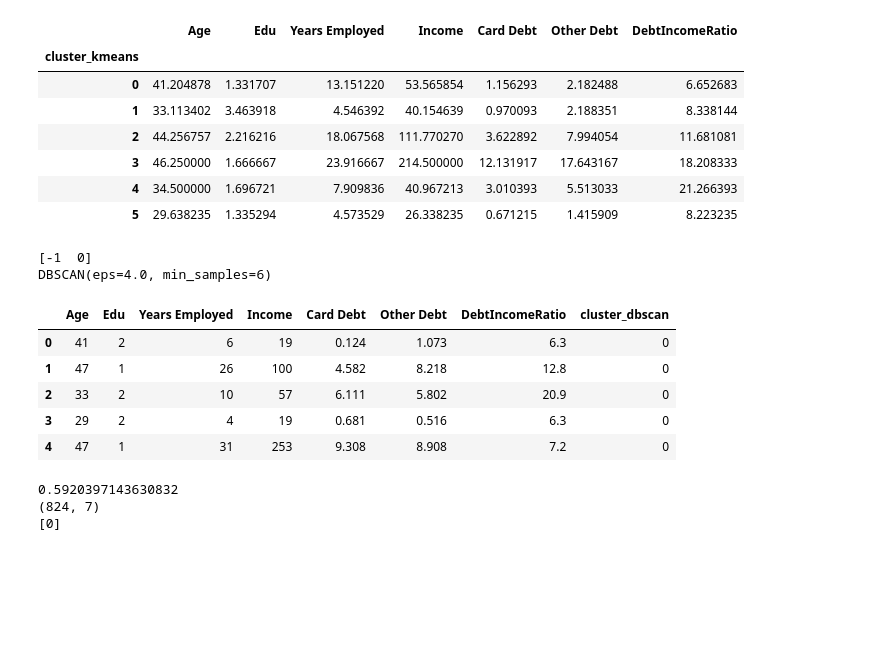
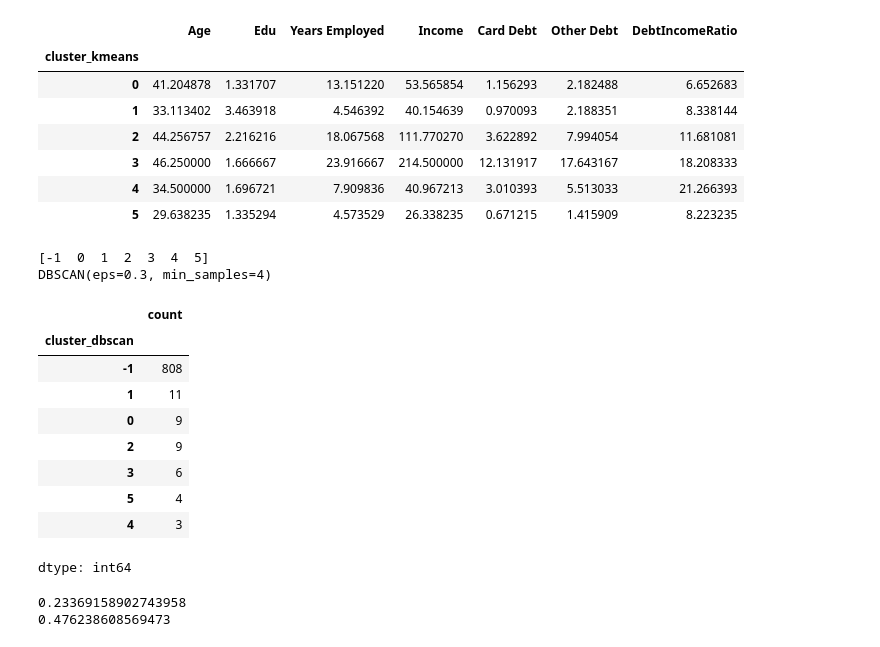
Before and after one commit to 1500-Shubham/Stockholm_University, a Jupyter notebook: DS/Lab2/HW2/HW2.ipynb, the cells around one changed output. Saved outputs shown, nothing was run; the diff lists cells and outputs as text; code cells hidden in the pictures; blank space fills up the shorter version.

```diff
--- a/DS/Lab2/HW2/HW2.ipynb
+++ b/DS/Lab2/HW2/HW2.ipynb
@@ -155,7 +158,7 @@ def identify_elbow_k() -> int:
     -----
     The tests will assert the number you return for this dataset.
     """
-    return 6
+    return 2
     # TODO: implement heuristic and return k for this dataset
     raise NotImplementedError("Implement identify_elbow_k()")
 # %%
@@ -238,7 +241,7 @@ def _count_clusters(labels: np.ndarray) -> int:
 
 def dbscan_cluster_to_target_k(
     X: np.ndarray,
-    target_k: int = 1,
+    target_k : int=1,
 ) -> Tuple[np.ndarray, DBSCAN]:
     """
     Try a small grid of (eps, min_samples) values until you reach exactly target_k clusters
@@ -256,53 +259,63 @@ def dbscan_cluster_to_target_k(
     min_samples_values = [2, 3, 4, 5, 6]
     l = None
     d = None
+    found = False
     for e in eps_values:
         for minimum_samples in min_samples_values:
             dbscan = DBSCAN(eps=e, min_samples=minimum_samples)
             labels = dbscan.fit_predict(X_scaled)
-            if(_count_clusters(labels) == target_k):
+            count = _count_clusters(labels)
+            # print(count)
+            if( count == target_k):
                 l = labels
                 d = dbscan
+                found = True
                 break
             else:
               # If none match, return the best/last attempt
                 l = labels
                 d = dbscan
+        if found == True:
+          break
     return (l,d)
     raise NotImplementedError("Implement dbscan_cluster_to_target_k(X, target_k)")
 l,d = dbscan_cluster_to_target_k(X_scaled, target_k=identify_elbow_k())
 print(np.unique(l))
 print(d)
 
 
 def dbscan_add_labels(df_clean: pd.DataFrame, labels: np.ndarray) -> pd.DataFrame:
     """
     Return a copy of df_clean with a new column 'cluster_dbscan' containing the labels.
 
     TODO:
       - Copy df_clean
       - Add column 'cluster_dbscan' with the provided labels
       - Return the new DataFrame
     """
     # TODO: implement
     df_clean_dbscan = df_clean.copy()
     df_clean_dbscan["cluster_dbscan"] = labels
 
     return df_clean_dbscan
     raise NotImplementedError("Implement dbscan_add_labels(df_clean, labels)")
 
 
 df_clean_dbscan = dbscan_add_labels(df_clean, l)
-df_clean_dbscan.head()
+df_clean_dbscan['cluster_dbscan'].value_counts()
 # %% [output]
-[-1  0]
-DBSCAN(eps=4.0, min_samples=6)
+[-1  0  1  2  3  4  5]
+DBSCAN(eps=0.3, min_samples=4)
-|  | Age | Edu | Years Employed | Income | Card Debt | Other Debt | DebtIncomeRatio | cluster_dbscan |
-| 0 | 41 | 2 | 6 | 19 | 0.124 | 1.073 | 6.3 | 0 |
-| 1 | 47 | 1 | 26 | 100 | 4.582 | 8.218 | 12.8 | 0 |
-| 2 | 33 | 2 | 10 | 57 | 6.111 | 5.802 | 20.9 | 0 |
-| 3 | 29 | 2 | 4 | 19 | 0.681 | 0.516 | 6.3 | 0 |
-| 4 | 47 | 1 | 31 | 253 | 9.308 | 8.908 | 7.2 | 0 |
+|  | count |
+| cluster_dbscan |  |
+| -1 | 808 |
+| 1 | 11 |
+| 0 | 9 |
+| 2 | 9 |
+| 3 | 6 |
+| 5 | 4 |
+| 4 | 3 |
+dtype: int64
 # %%
 # task_5.py
 
@@ -326,27 +339,30 @@ def compute_silhouettes(
       - Return (km_sil, db_sil) as floats
     """
     # TODO: implement
+    kmeans_silhouette_score = silhouette_score(X, km_labels)
+    mask_array = db_labels != -1
+    X_scaled_after_mask = X[mask_array]
+    # print(X_scaled_after_mask.shape)
+    dbscan_lables_after_mask = db_labels[mask_array]
+    # print(np.unique(dbscan_lables_after_mask))
+    dbscan_silhouette_score = None
+    # dbscan_silhouette_score = silhouette_score(X_scaled_after_mask, dbscan_lables_after_mask)
+    if _count_clusters(dbscan_lables_after_mask) >= 2 and dbscan_lables_after_mask.size >=2:
+        dbscan_silhouette_score = silhouette_score(X_scaled_after_mask, dbscan_lables_after_mask)
+    else:
+        dbscan_silhouette_score = np.nan
+    # mask out noise; if at least 2 clusters remain and >=2 samples, compute score on masked data
+              # else set db_sil = np.nan
+    return (kmeans_silhouette_score,dbscan_silhouette_score)
     raise NotImplementedError("Implement compute_silhouettes(X, km_labels, db_labels)")
-kmeans_silhouette_score = silhouette_score(X_scaled, labels)
+
+
+kmeans_silhouette_score,dbscan_silhouette_score = compute_silhouettes(X_scaled, labels, l)
 print(kmeans_silhouette_score)
-
-# DBSCAN: ignore noise points (label == -1). Only compute if >=2 clusters remain.
-mask_array = l != -1
-X_scaled_after_mask = X_scaled[mask_array]
-print(X_scaled_after_mask.shape)
-dbscan_lables_after_mask = l[mask_array]
-print(np.unique(dbscan_lables_after_mask))
-# dbscan_silhouette_score = silhouette_score(X_scaled_after_mask, dbscan_lables_after_mask)
-if _count_clusters(dbscan_lables_after_mask) >= 2 and dbscan_lables_after_mask.size >=2:
-    dbscan_silhouette_score = silhouette_score(X_scaled_after_mask, dbscan_lables_after_mask)
-else:
-    dbscan_silhouette_score = np.nan
-# mask out noise; if at least 2 clusters remain and >=2 samples, compute score on masked data
-          # else set db_sil = np.nan
+print(dbscan_silhouette_score)
 # %% [output]
-0.5920397143630832
-(824, 7)
-[0]
+0.23369158902743958
+0.476238608569473
 # %%
 from __future__ import annotations
 
```
Also changed, not shown: parts of 2 cells of this notebook.
